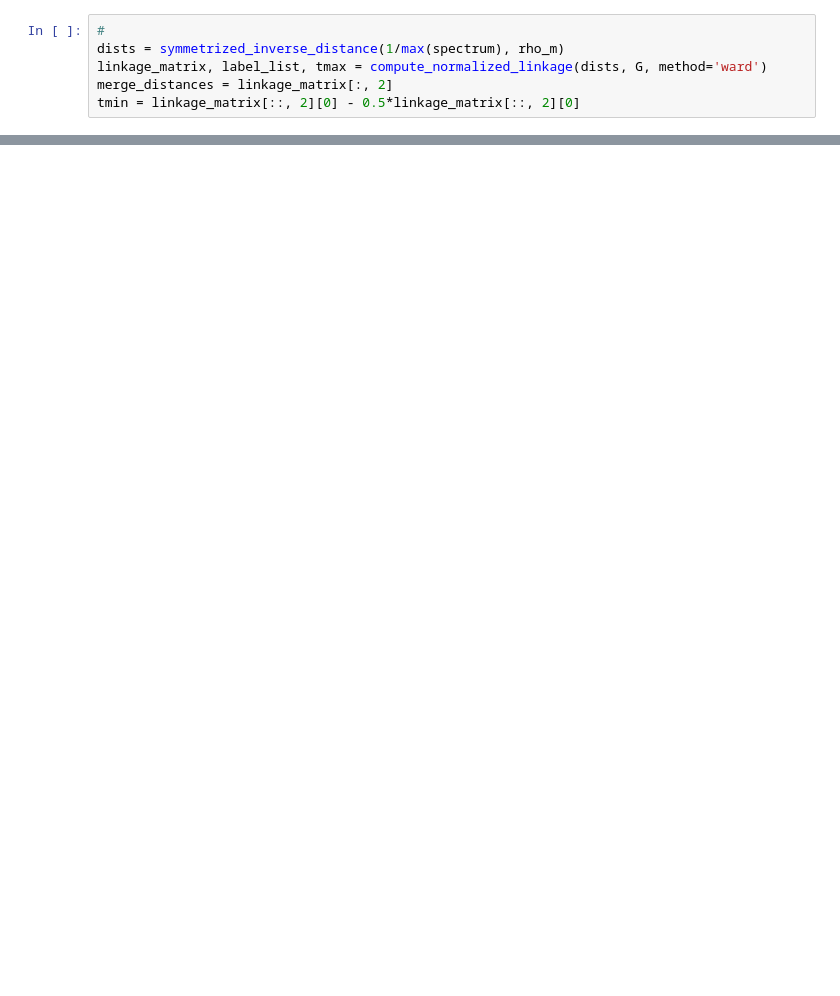
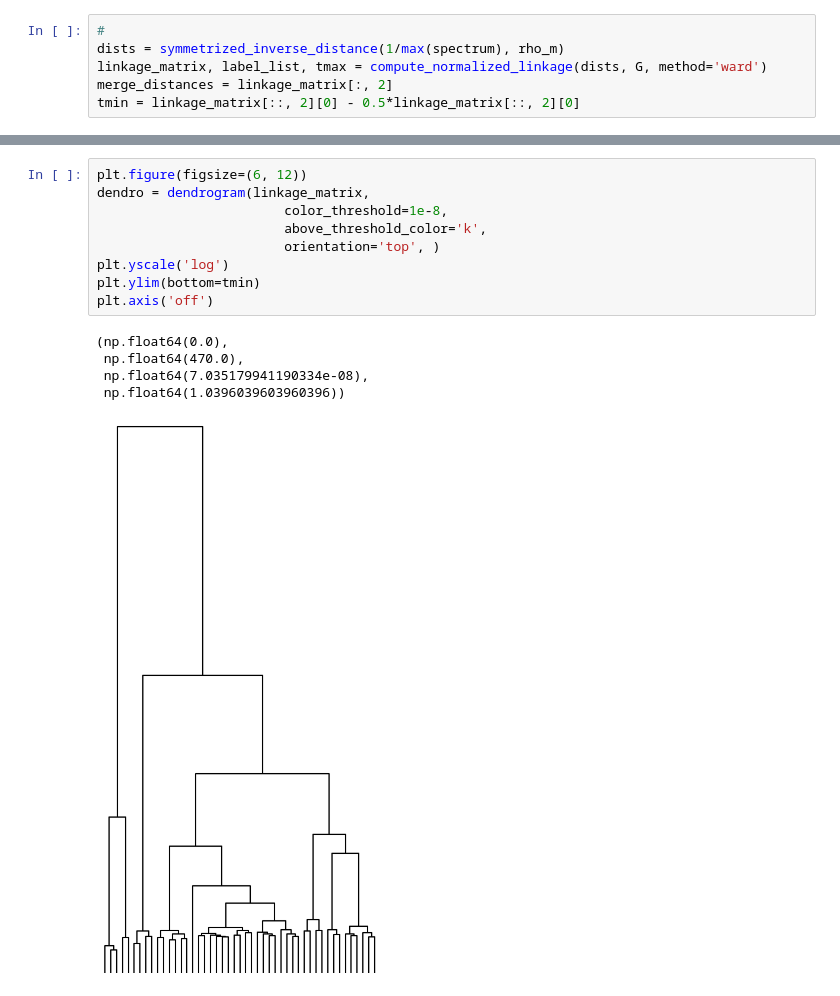
Before and after one commit to giulioiannelli/multifun-brain, a Jupyter notebook: notebooks/fig01_comparison_slowbands_corrfc.ipynb, the cells around one changed output, grey strips where cells are left out. Drawn from its saved outputs; the diff is of its cells as text; blank space fills up the shorter version.

```diff
--- a/notebooks/fig01_comparison_slowbands_corrfc.ipynb
+++ b/notebooks/fig01_comparison_slowbands_corrfc.ipynb
@@ -218,0 +240,15 @@ plt.show()
+# %%
+plt.figure(figsize=(6, 12))
+dendro = dendrogram(linkage_matrix,
+                        color_threshold=1e-8,
+                        above_threshold_color='k',
+                        orientation='top', )
+plt.yscale('log')
+plt.ylim(bottom=tmin)
+plt.axis('off')
+# %% [output]
+(np.float64(0.0),
+ np.float64(470.0),
+ np.float64(7.035179941190334e-08),
+ np.float64(1.0396039603960396))
+[figure, added]
```
Also changed, not shown: parts of 13 cells of this notebook, 2 other files.
